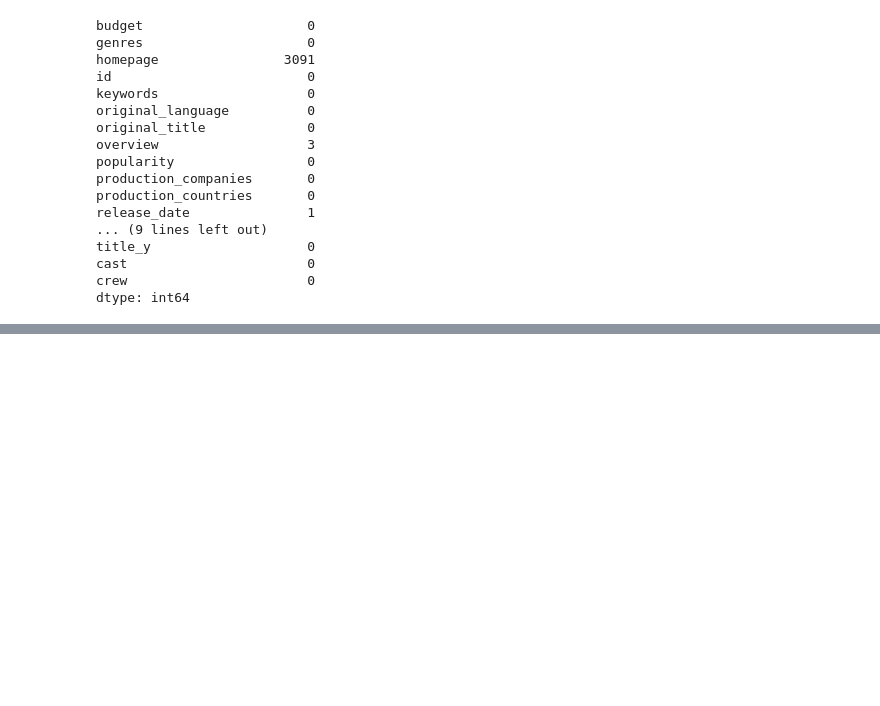
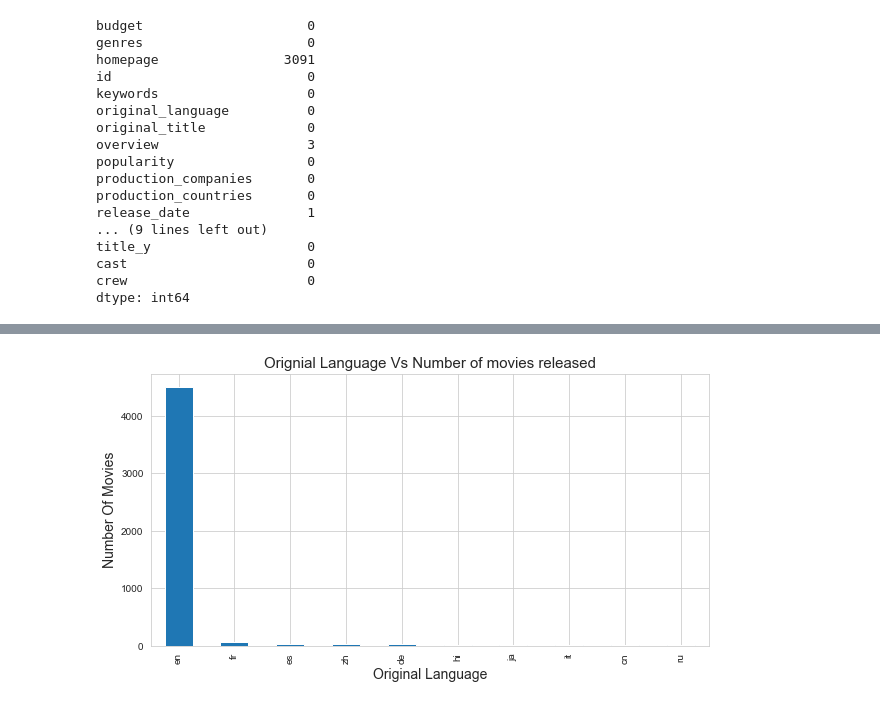
Before and after one commit to sweeneym91/UCDPA_MichaelSweeney, a Jupyter notebook: UCDPA_Michael_Sweeney.ipynb, the cells around one changed output, grey strips where cells are left out. Saved outputs shown, nothing was run; the diff lists cells and outputs as text; code cells hidden in the pictures; blank space fills up the shorter version.

```diff
--- a/UCDPA_Michael_Sweeney.ipynb
+++ b/UCDPA_Michael_Sweeney.ipynb
@@ -101,0 +197,18 @@ zero_revenue.head(3)
+# %%
+#Language wise movies distribution
+
+#Grouping Values into 'original_language' and then counting the number of movies in that 'original_language'
+#then shorting them in descending order
+
+language_groups = df_movies.groupby(['original_language'])['id'].count().sort_values(ascending=False)
+#Getting top 10 languages
+top_origin_language = language_groups.head(10)
+#Drawing Bar Graph of this
+
+top_origin_language.plot(kind='bar', figsize=(10, 5))
+plt.title("Orignial Language Vs Number of movies released",fontsize = 15)
+plt.xlabel('Original Language',fontsize = 14)
+plt.ylabel('Number Of Movies',fontsize = 14)
+plt.show()
+# %% [output]
+[figure, added]
```
Also changed, not shown: parts of 18 cells of this notebook, 2 other files.
